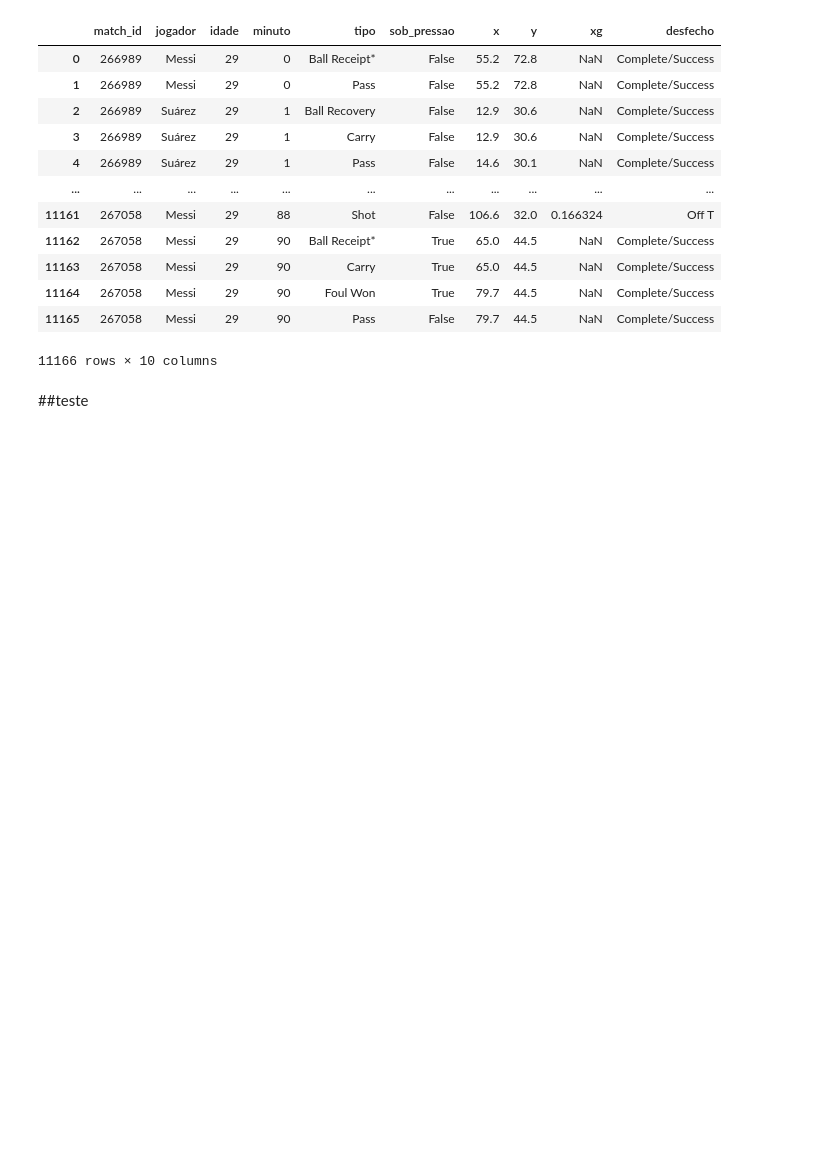
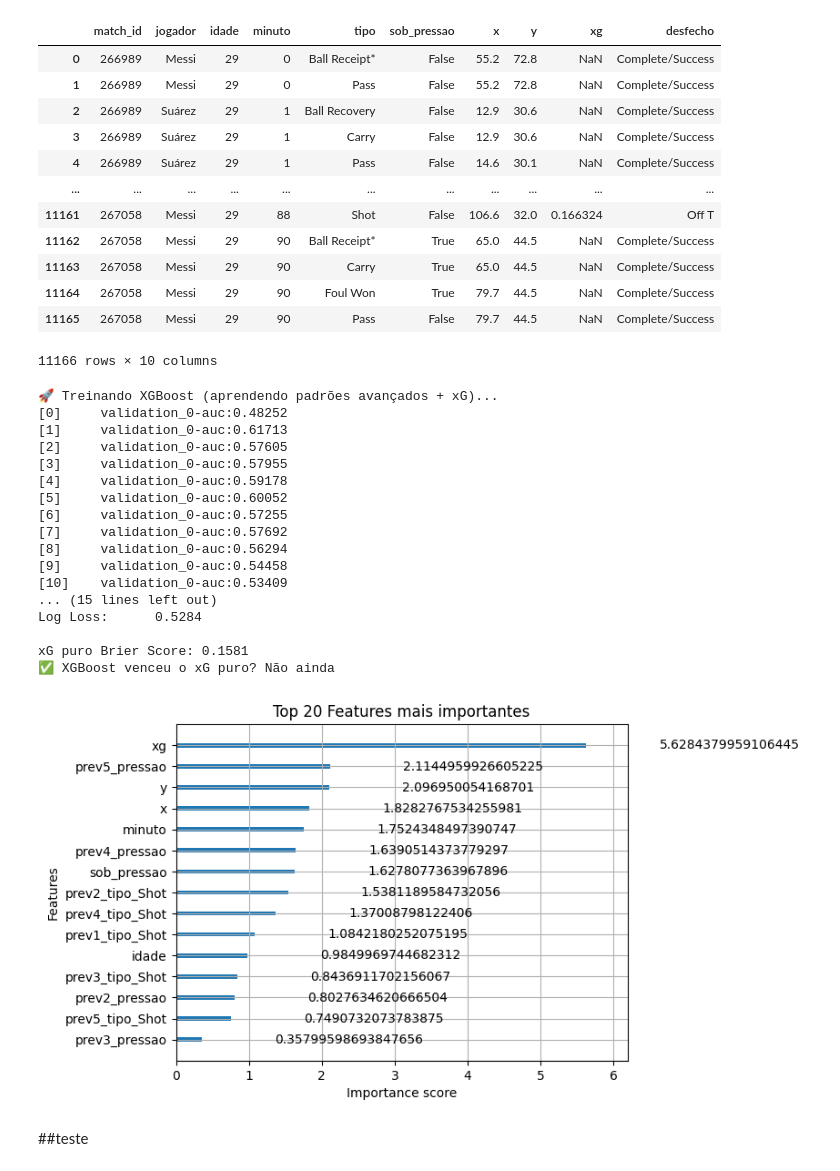
Before and after one commit to kaikinattandossantos/Aura_da_Sorte, a Jupyter notebook: Data/Copper/data.ipynb, the cells around one changed output. Cells and saved outputs as stored; diff of their text form; code cells hidden in the pictures; blank space fills up the shorter version.

Commit message:
xgboost implements mvp

```diff
--- a/Data/Copper/data.ipynb
+++ b/Data/Copper/data.ipynb
@@ -418,6 +417,81 @@ if records:
     print(df_sb.columns[:20].tolist())
 else:
     print("Nenhum evento foi carregado dos arquivos JSON selecionados.")
+# %%
+import xgboost as xgb
+from sklearn.model_selection import train_test_split
+from sklearn.metrics import roc_auc_score, brier_score_loss, log_loss
+
+# ====================== PREPARAR OS DADOS (mesmo código de antes) ======================
+cat_cols = [col for col in df_shots.columns if col.startswith("prev") and "_tipo" in col]
+df_model = pd.get_dummies(df_shots, columns=cat_cols, drop_first=True)
+
+feature_cols = [col for col in df_model.columns if col not in ['is_goal', 'match_id', 'jogador']]
+X = df_model[feature_cols].astype(float)
+y = df_model['is_goal']
+
+X_train, X_test, y_train, y_test = train_test_split(
+    X, y, test_size=0.2, random_state=42, stratify=y
+)
+
+# ====================== TREINAR XGBoost (VERSÃO CORRIGIDA) ======================
+print("🚀 Treinando XGBoost (aprendendo padrões avançados + xG)...")
+
+model_xgb = xgb.XGBClassifier(
+    n_estimators=500,           # aumentei um pouco, o early stopping vai controlar
+    max_depth=6,
+    learning_rate=0.05,
+    subsample=0.8,
+    colsample_bytree=0.8,
+    eval_metric='auc',          # métrica que vamos monitorar
+    early_stopping_rounds=20,   # ← AGORA AQUI no construtor!
+    random_state=42,
+    verbosity=1                 # mude para 0 se não quiser logs
+)
+
+model_xgb.fit(
+    X_train, y_train,
+    eval_set=[(X_test, y_test)],   # validação
+    verbose=True                   # mostra o progresso (pode mudar para False)
+)
+
+# ====================== AVALIAR ======================
+pred_prob = model_xgb.predict_proba(X_test)[:, 1]
+
+print(f"\n📊 Resultados do XGBoost:")
+print(f"ROC-AUC:       {roc_auc_score(y_test, pred_prob):.4f}")
+print(f"Brier Score:   {brier_score_loss(y_test, pred_prob):.4f}   (quanto menor, melhor)")
+print(f"Log Loss:      {log_loss(y_test, pred_prob):.4f}")
+
+# Comparação com xG puro
+xG_brier = brier_score_loss(y_test, X_test['xg'])
+print(f"\nxG puro Brier Score: {xG_brier:.4f}")
+print(f"✅ XGBoost venceu o xG puro? {'Sim!' if brier_score_loss(y_test, pred_prob) < xG_brier else 'Não ainda'}")
+
+# Feature Importance (muito importante para entender o que o modelo aprendeu)
+import matplotlib.pyplot as plt
+xgb.plot_importance(model_xgb, max_num_features=20, importance_type='gain')
+plt.title("Top 20 Features mais importantes")
+plt.show()
+# %% [output]
+🚀 Treinando XGBoost (aprendendo padrões avançados + xG)...
+[0]     validation_0-auc:0.48252
+[1]     validation_0-auc:0.61713
+[2]     validation_0-auc:0.57605
+[3]     validation_0-auc:0.57955
+[4]     validation_0-auc:0.59178
+[5]     validation_0-auc:0.60052
+[6]     validation_0-auc:0.57255
+[7]     validation_0-auc:0.57692
+[8]     validation_0-auc:0.56294
+[9]     validation_0-auc:0.54458
+[10]    validation_0-auc:0.53409
+... (15 lines left out)
+Log Loss:      0.5284
+
+xG puro Brier Score: 0.1581
+✅ XGBoost venceu o xG puro? Não ainda
+[figure, added]
 # %% [markdown]
 ##teste
 # %%
```
Also changed, not shown: parts of 1 cell of this notebook, 1 other file.
